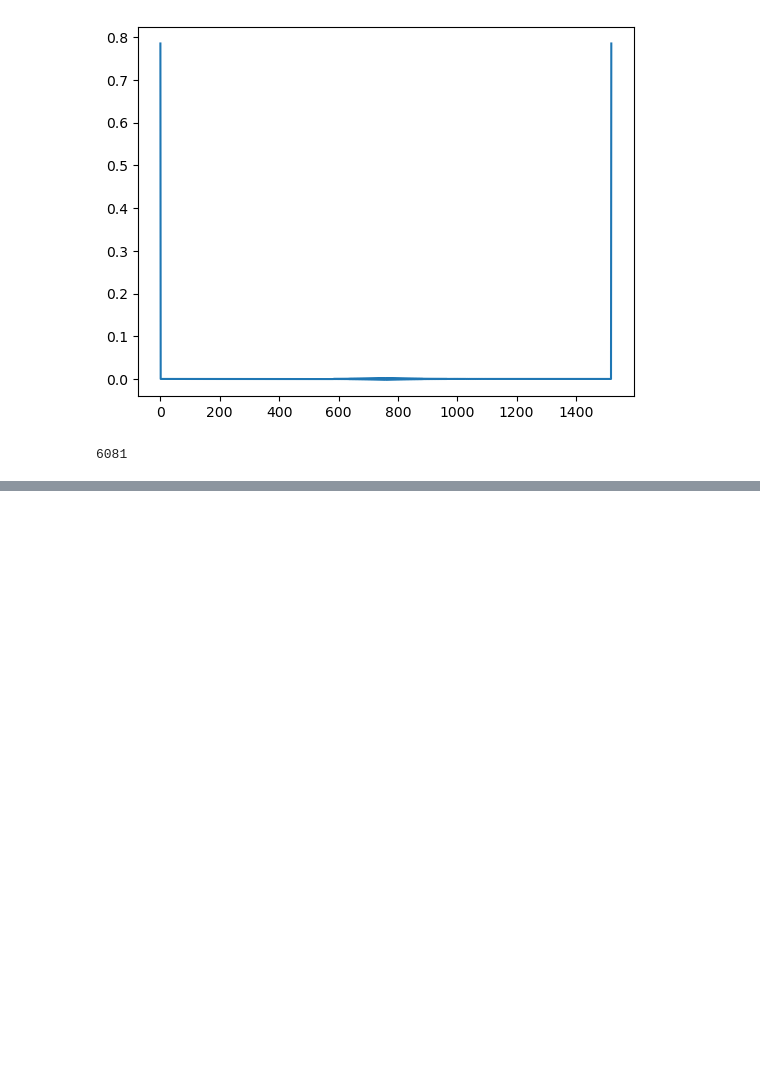
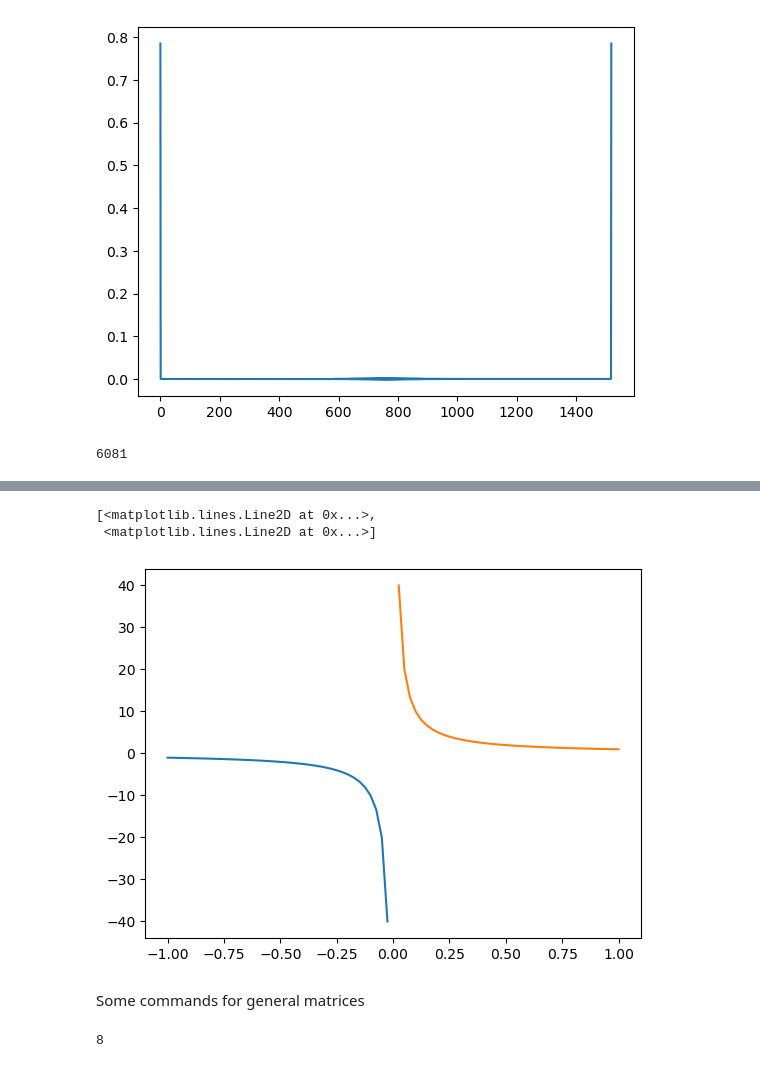
Before and after one commit to osamarais/qiskit_iterative_solver, a Jupyter notebook: qiskit_QSP_script.ipynb, the cells around one changed output, grey strips where cells are left out. Cells and saved outputs as stored; diff of their text form; code cells hidden in the pictures; blank space fills up the shorter version.

```diff
--- a/qiskit_QSP_script.ipynb
+++ b/qiskit_QSP_script.ipynb
@@ -356,0 +458,8 @@ array([[0.00125   , 0.        , 0.        , 0.        , 0.        ,
+# %%
+plt.plot(np.diag(A)[0:int(len(error)/2)],np.diag(P_A)[0:int(len(error)/2)]/np.abs(P_A[0,0]),np.diag(A)[int(len(error)/2):len(error)],np.diag(P_A)[int(len(error)/2):len(error)]/np.abs(P_A[0,0]))
+# %% [output]
+[<matplotlib.lines.Line2D at 0x...>,
+ <matplotlib.lines.Line2D at 0x...>]
+[figure, added]
+# %% [markdown]
+Some commands for general matrices
@@ -356,0 +476,4 @@ array([[0.00125   , 0.        , 0.        , 0.        , 0.        ,
+# %%
+N
+# %% [output]
+8
```
Also changed, not shown: parts of 30 cells of this notebook, 3 other files.
